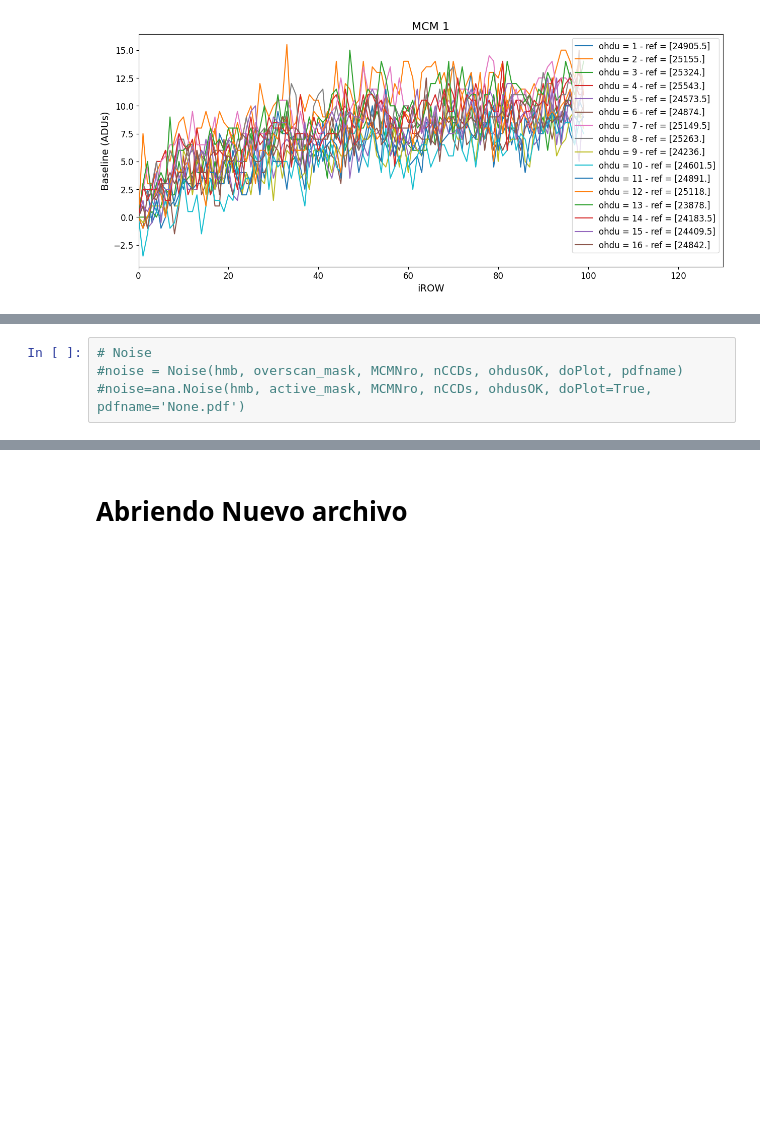
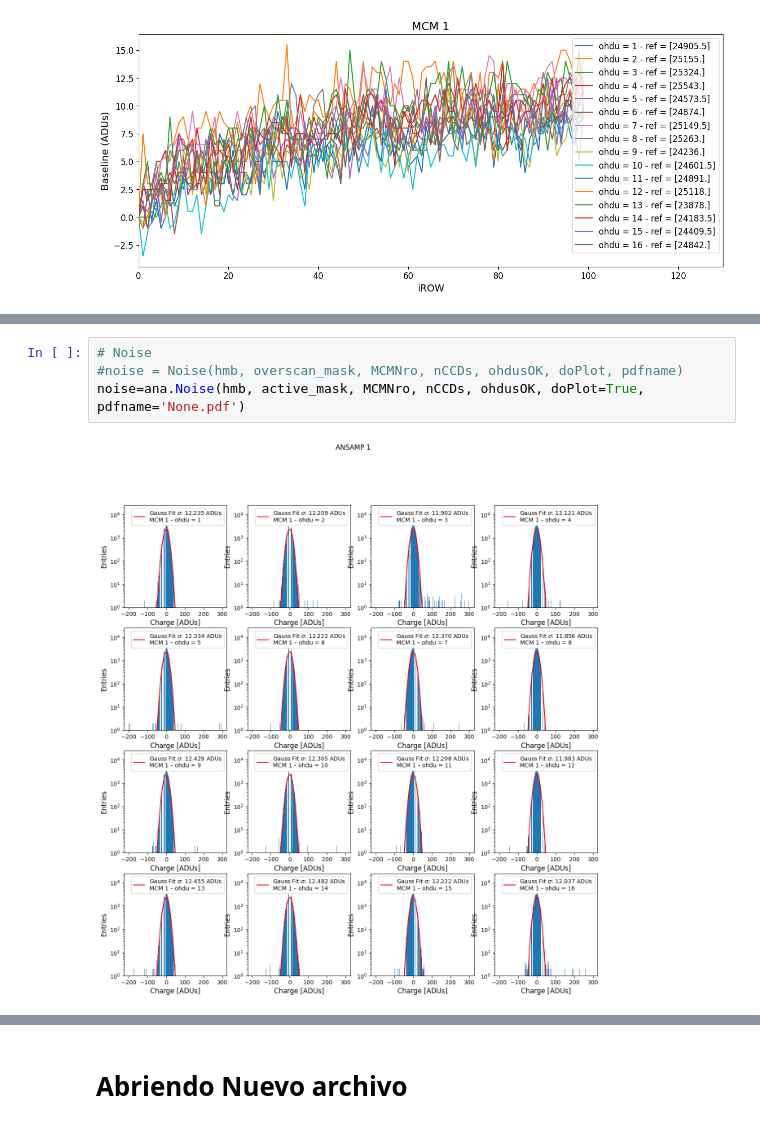
Before and after one commit to LabDet-Crio/BenchTest, a Jupyter notebook: crio_libs/AnaMCM_CONNIE.ipynb, the cells around one changed output, grey strips where cells are left out. Saved outputs shown, nothing was run; the diff lists cells and outputs as text; blank space fills up the shorter version.

```diff
--- a/crio_libs/AnaMCM_CONNIE.ipynb
+++ b/crio_libs/AnaMCM_CONNIE.ipynb
@@ -271,7 +271,9 @@ print(ohdusOK)
 # %%
 # Noise
 #noise = Noise(hmb, overscan_mask, MCMNro, nCCDs, ohdusOK, doPlot, pdfname)
-#noise=ana.Noise(hmb, active_mask, MCMNro, nCCDs, ohdusOK, doPlot=True, pdfname='None.pdf')
+noise=ana.Noise(hmb, active_mask, MCMNro, nCCDs, ohdusOK, doPlot=True, pdfname='None.pdf')
+# %% [output]
+[figure, added]
 # %%
 # Gain
 ana.Gain(hmb, active_mask, MCMNro, nCCDs, ohdusOK, doPlot=True, pdfname='None.pdf')
```
Also changed, not shown: parts of 16 cells of this notebook, 1 other file.
